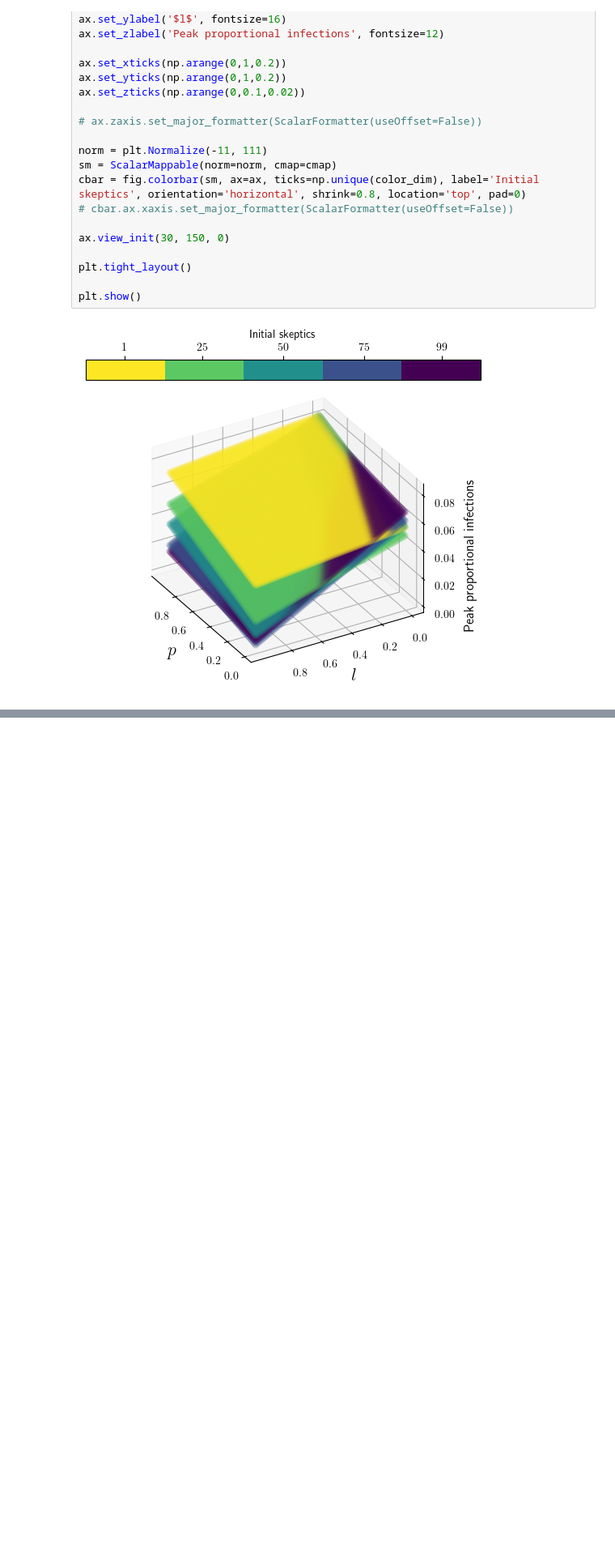
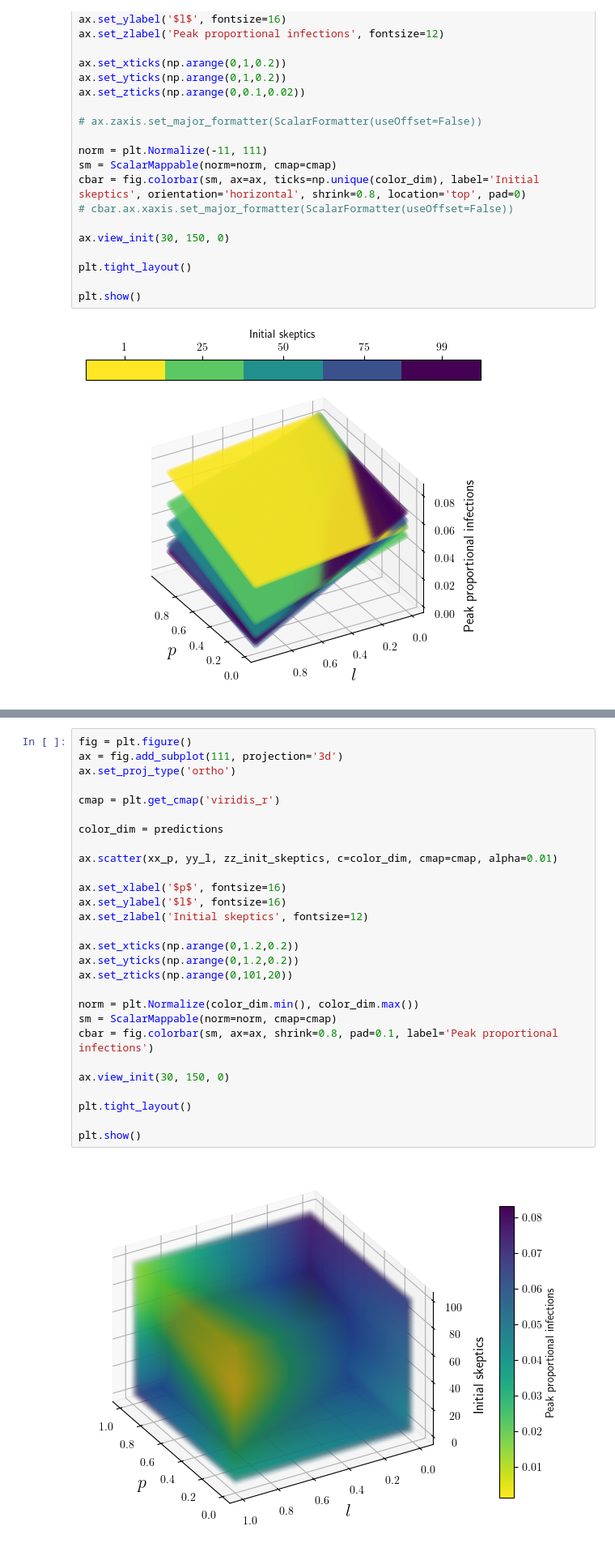
Before and after one commit to gkim65/FRED_misinformation, a Jupyter notebook: gp.ipynb, the cells around one changed output, grey strips where cells are left out. Shown: that part at 81% size. Drawn from its saved outputs; the diff is of its cells as text; blank space fills up the shorter version.

Commit message:
more plots :)

```diff
--- a/gp.ipynb
+++ b/gp.ipynb
@@ -249,0 +250,30 @@ plt.show()
+# %%
+fig = plt.figure()
+ax = fig.add_subplot(111, projection='3d')
+ax.set_proj_type('ortho')
+
+cmap = plt.get_cmap('viridis_r')
+
+color_dim = predictions
+
+ax.scatter(xx_p, yy_l, zz_init_skeptics, c=color_dim, cmap=cmap, alpha=0.01)
+
+ax.set_xlabel('$p$', fontsize=16)
+ax.set_ylabel('$l$', fontsize=16)
+ax.set_zlabel('Initial skeptics', fontsize=12)
+
+ax.set_xticks(np.arange(0,1.2,0.2))
+ax.set_yticks(np.arange(0,1.2,0.2))
+ax.set_zticks(np.arange(0,101,20))
+
+norm = plt.Normalize(color_dim.min(), color_dim.max())
+sm = ScalarMappable(norm=norm, cmap=cmap)
+cbar = fig.colorbar(sm, ax=ax, shrink=0.8, pad=0.1, label='Peak proportional infections')
+
+ax.view_init(30, 150, 0)
+
+plt.tight_layout()
+
+plt.show()
+# %% [output]
+[figure, added]
```
Also changed, not shown: parts of 3 cells of this notebook.
